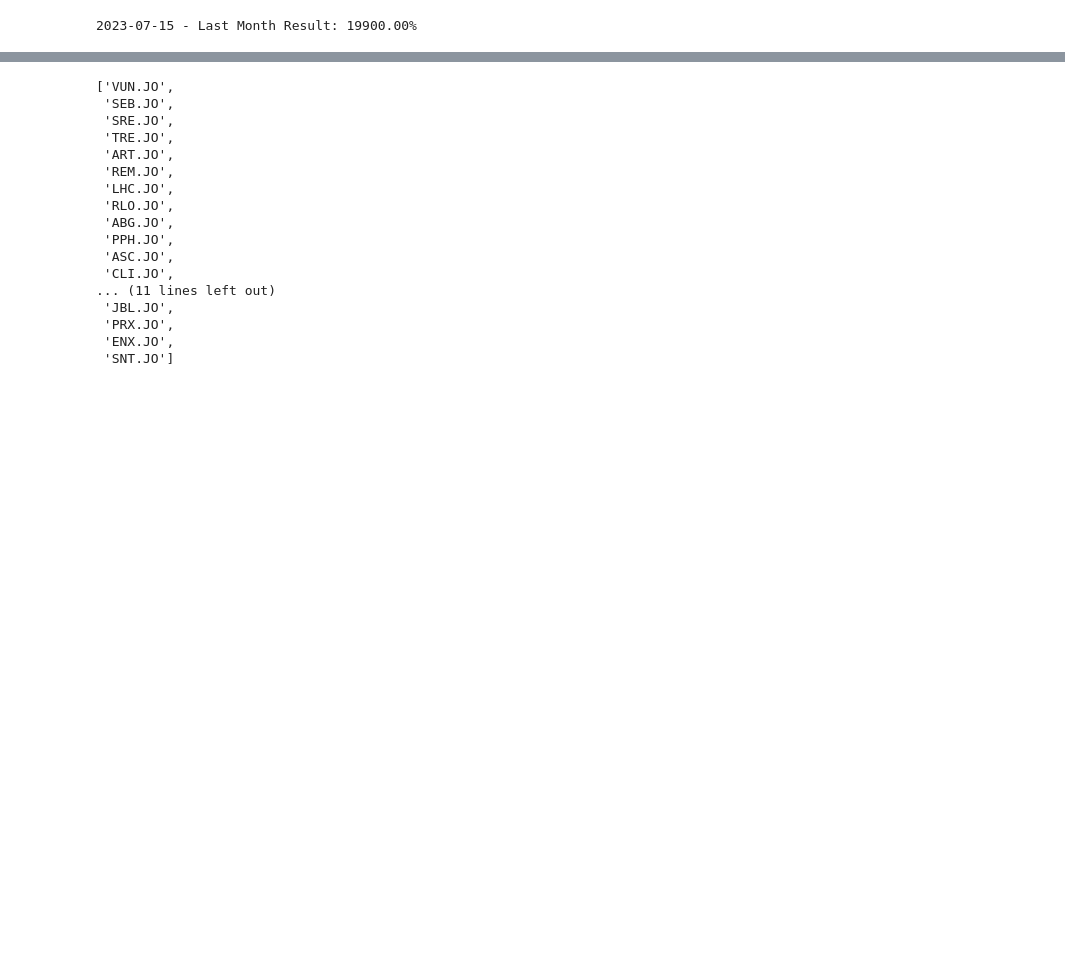
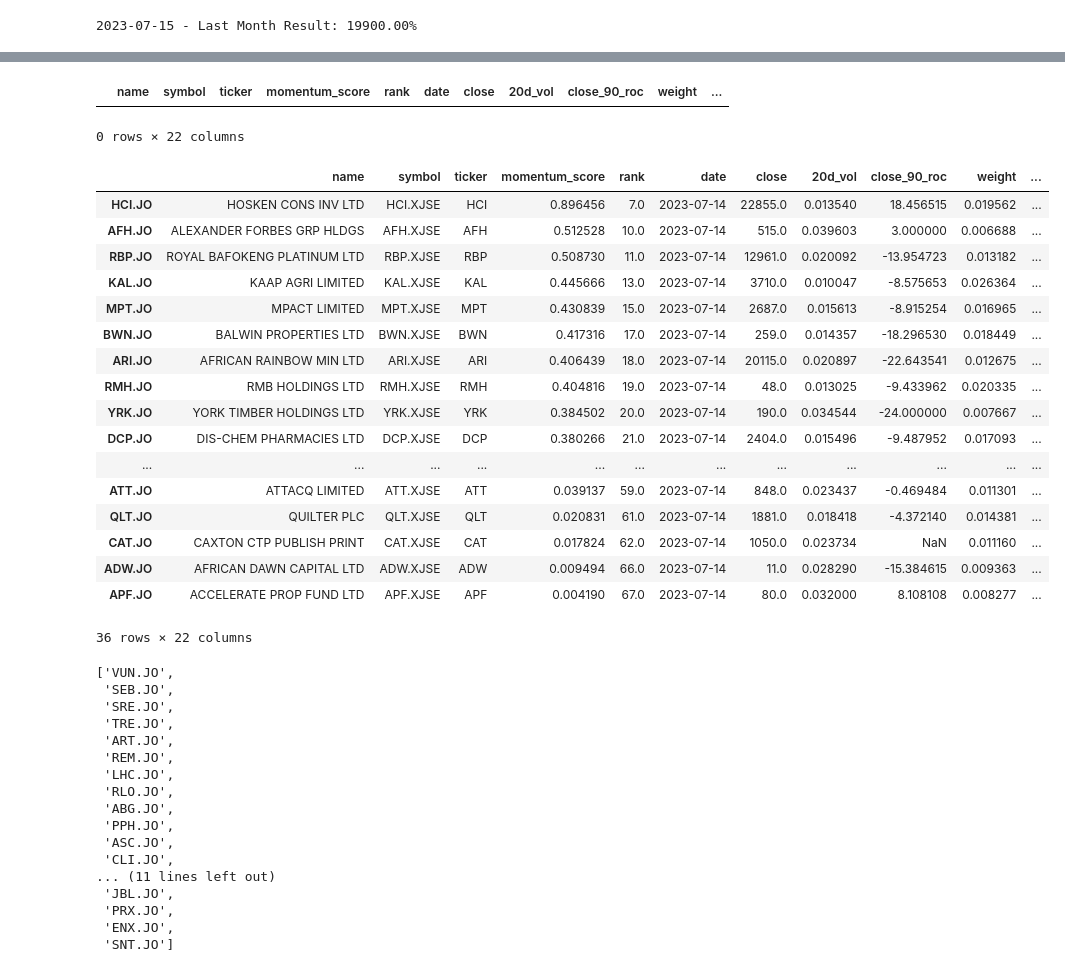
Before and after one commit to helmieresearch/helmieresearch, a Jupyter notebook: Momentum_Ranking_Model_4.ipynb, the cells around one changed output, grey strips where cells are left out. Cells and saved outputs as stored; diff of their text form; code cells hidden in the pictures; blank space fills up the shorter version.

```diff
--- a/Momentum_Ranking_Model_4.ipynb
+++ b/Momentum_Ranking_Model_4.ipynb
@@ -1989,3 +1947,34 @@ memory usage: 12.1+ KB
+# %%
+sell_list = final_buy_list [~final_buy_list
+ ["trend"]]
+
+sell = pf
+
+sell_list[sell_list['index'].isin(sell)]
+# %% [output]
+|  | name | symbol | ticker | momentum_score | rank | date | close | 20d_vol | close_90_roc | weight | ... |
+0 rows × 22 columns
+# %%
+sell_list
+# %% [output]
+|  | name | symbol | ticker | momentum_score | rank | date | close | 20d_vol | close_90_roc | weight | ... |
+| HCI.JO | HOSKEN CONS INV LTD | HCI.XJSE | HCI | 0.896456 | 7.0 | 2023-07-14 | 22855.0 | 0.013540 | 18.456515 | 0.019562 | ... |
+| AFH.JO | ALEXANDER FORBES GRP HLDGS | AFH.XJSE | AFH | 0.512528 | 10.0 | 2023-07-14 | 515.0 | 0.039603 | 3.000000 | 0.006688 | ... |
+| RBP.JO | ROYAL BAFOKENG PLATINUM LTD | RBP.XJSE | RBP | 0.508730 | 11.0 | 2023-07-14 | 12961.0 | 0.020092 | -13.954723 | 0.013182 | ... |
+| KAL.JO | KAAP AGRI LIMITED | KAL.XJSE | KAL | 0.445666 | 13.0 | 2023-07-14 | 3710.0 | 0.010047 | -8.575653 | 0.026364 | ... |
+| MPT.JO | MPACT LIMITED | MPT.XJSE | MPT | 0.430839 | 15.0 | 2023-07-14 | 2687.0 | 0.015613 | -8.915254 | 0.016965 | ... |
+| BWN.JO | BALWIN PROPERTIES LTD | BWN.XJSE | BWN | 0.417316 | 17.0 | 2023-07-14 | 259.0 | 0.014357 | -18.296530 | 0.018449 | ... |
+| ARI.JO | AFRICAN RAINBOW MIN LTD | ARI.XJSE | ARI | 0.406439 | 18.0 | 2023-07-14 | 20115.0 | 0.020897 | -22.643541 | 0.012675 | ... |
+| RMH.JO | RMB HOLDINGS LTD | RMH.XJSE | RMH | 0.404816 | 19.0 | 2023-07-14 | 48.0 | 0.013025 | -9.433962 | 0.020335 | ... |
+| YRK.JO | YORK TIMBER HOLDINGS LTD | YRK.XJSE | YRK | 0.384502 | 20.0 | 2023-07-14 | 190.0 | 0.034544 | -24.000000 | 0.007667 | ... |
+| DCP.JO | DIS-CHEM PHARMACIES LTD | DCP.XJSE | DCP | 0.380266 | 21.0 | 2023-07-14 | 2404.0 | 0.015496 | -9.487952 | 0.017093 | ... |
+| ... | ... | ... | ... | ... | ... | ... | ... | ... | ... | ... | ... |
+| ATT.JO | ATTACQ LIMITED | ATT.XJSE | ATT | 0.039137 | 59.0 | 2023-07-14 | 848.0 | 0.023437 | -0.469484 | 0.011301 | ... |
+| QLT.JO | QUILTER PLC | QLT.XJSE | QLT | 0.020831 | 61.0 | 2023-07-14 | 1881.0 | 0.018418 | -4.372140 | 0.014381 | ... |
+| CAT.JO | CAXTON CTP PUBLISH PRINT | CAT.XJSE | CAT | 0.017824 | 62.0 | 2023-07-14 | 1050.0 | 0.023734 | NaN | 0.011160 | ... |
+| ADW.JO | AFRICAN DAWN CAPITAL LTD | ADW.XJSE | ADW | 0.009494 | 66.0 | 2023-07-14 | 11.0 | 0.028290 | -15.384615 | 0.009363 | ... |
+| APF.JO | ACCELERATE PROP FUND LTD | APF.XJSE | APF | 0.004190 | 67.0 | 2023-07-14 | 80.0 | 0.032000 | 8.108108 | 0.008277 | ... |
+36 rows × 22 columns
 # %%
 sell=pd.read_csv("portfolio_140723.csv")
 pf = sell["Unnamed: 0"].tolist()
```
Also changed, not shown: parts of 12 cells of this notebook.
